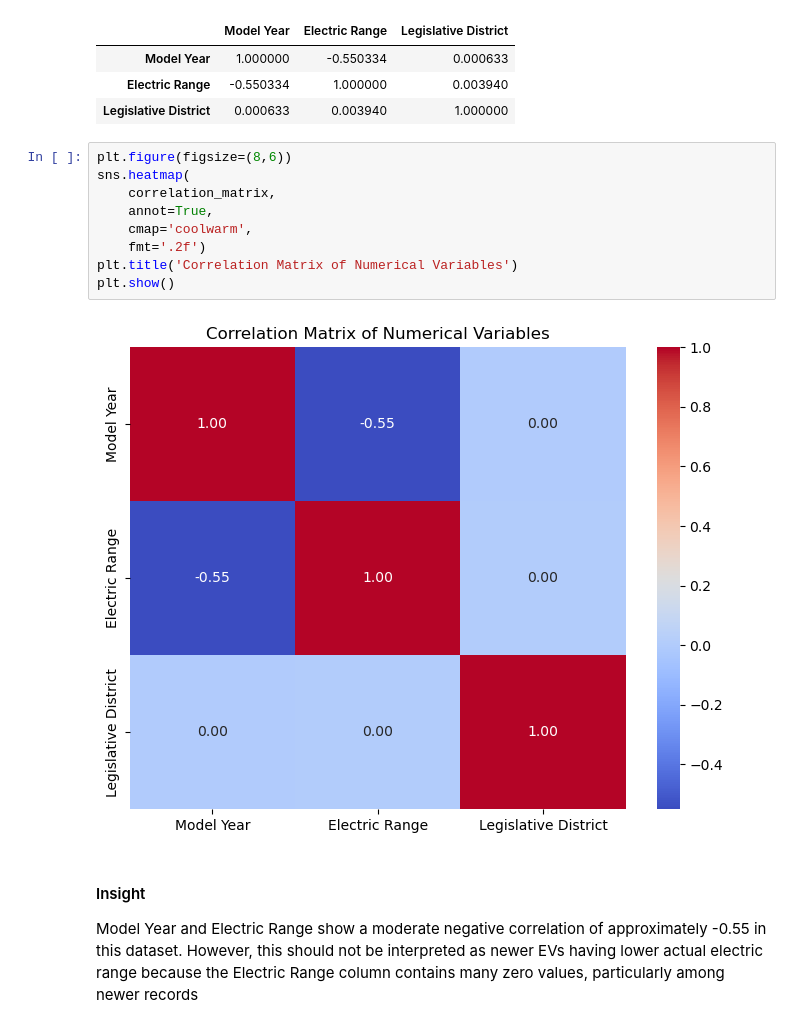
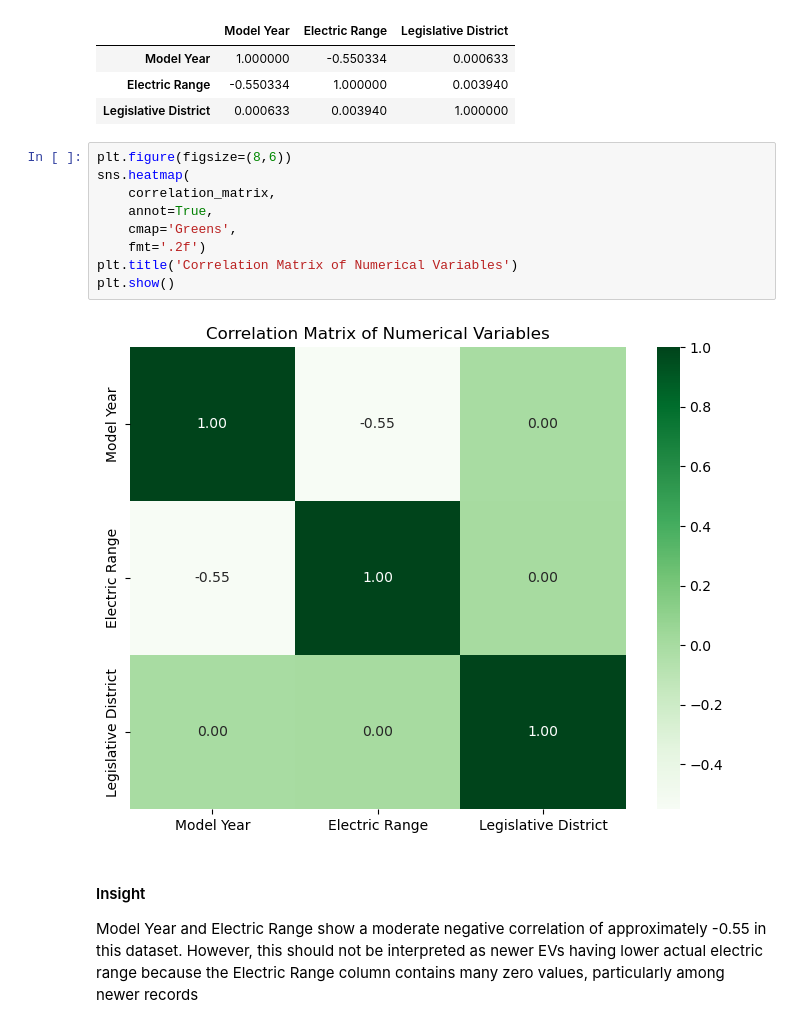
Before and after one commit to varshaamith8-coder/MAIN-PROJECT, a Jupyter notebook: MAIN PROJECT.ipynb, the cells around one changed output. Drawn from its saved outputs; the diff is of its cells as text.

```diff
--- a/MAIN PROJECT.ipynb
+++ b/MAIN PROJECT.ipynb
@@ -966,14 +976,14 @@ correlation_matrix
 # %%
 plt.figure(figsize=(8,6))
 sns.heatmap(
     correlation_matrix,
     annot=True,
-    cmap='coolwarm',
+    cmap='Greens',
     fmt='.2f')
 plt.title('Correlation Matrix of Numerical Variables')
 plt.show()
 # %% [output]
-[figure, old version]
+[figure, new version]
 # %% [markdown]
 #### Insight
 
```
Also changed, not shown: parts of 16 cells of this notebook.
